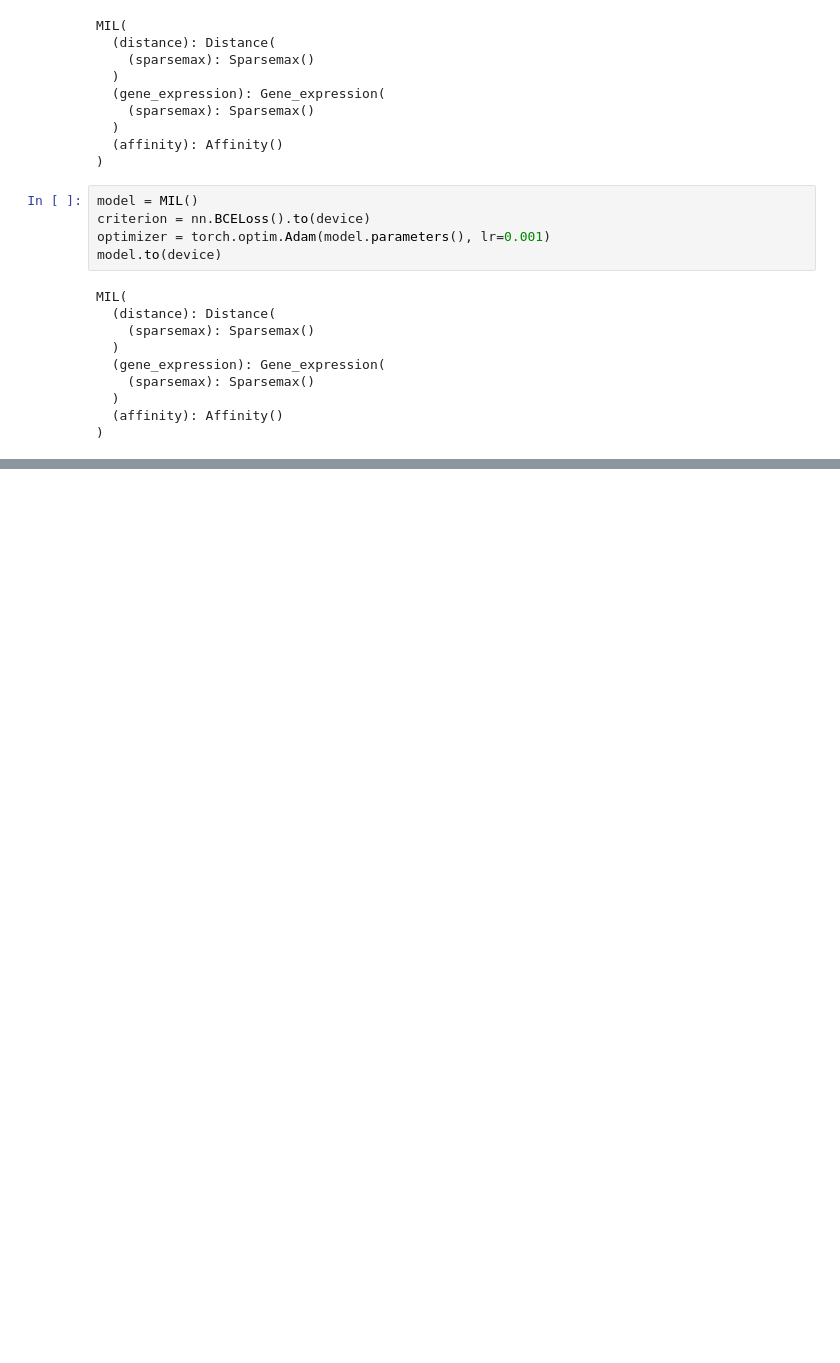
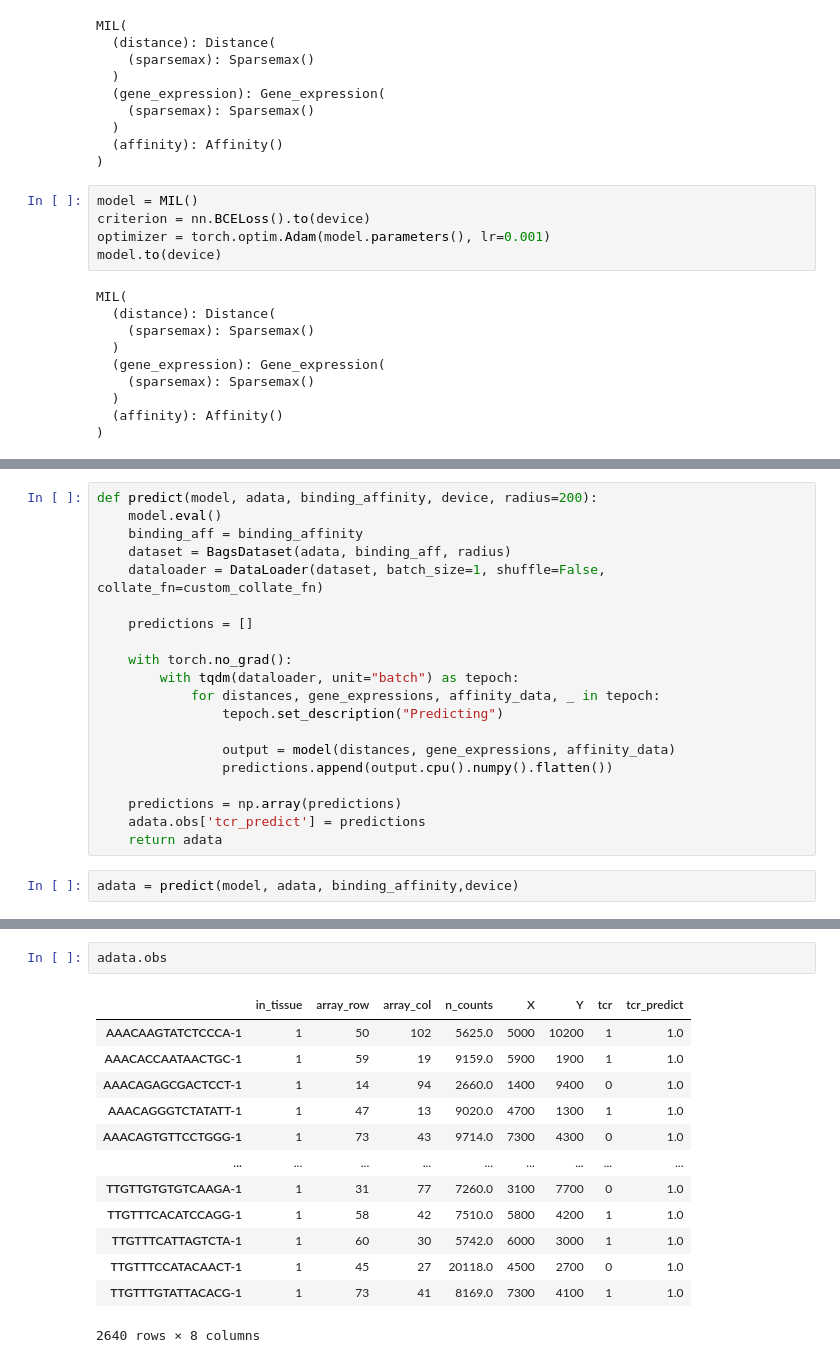
Before and after one commit to yaober/SPACER, a Jupyter notebook: model.ipynb, the cells around one changed output, grey strips where cells are left out. Cells and saved outputs as stored; diff of their text form; blank space fills up the shorter version.

```diff
--- a/model.ipynb
+++ b/model.ipynb
@@ -346,0 +360,22 @@ KeyboardInterrupt:
+# %%
+def predict(model, adata, binding_affinity, device, radius=200):
+    model.eval()
+    binding_aff = binding_affinity
+    dataset = BagsDataset(adata, binding_aff, radius)
+    dataloader = DataLoader(dataset, batch_size=1, shuffle=False, collate_fn=custom_collate_fn)
+
+    predictions = []
+
+    with torch.no_grad():
+        with tqdm(dataloader, unit="batch") as tepoch:
+            for distances, gene_expressions, affinity_data, _ in tepoch:
+                tepoch.set_description("Predicting")
+
+                output = model(distances, gene_expressions, affinity_data)
+                predictions.append(output.cpu().numpy().flatten())
+
+    predictions = np.array(predictions)
+    adata.obs['tcr_predict'] = predictions
+    return adata
+# %%
+adata = predict(model, adata, binding_affinity,device)
@@ -346,0 +400,16 @@ KeyboardInterrupt:
+# %%
+adata.obs
+# %% [output]
+|  | in_tissue | array_row | array_col | n_counts | X | Y | tcr | tcr_predict |
+| AAACAAGTATCTCCCA-1 | 1 | 50 | 102 | 5625.0 | 5000 | 10200 | 1 | 1.0 |
+| AAACACCAATAACTGC-1 | 1 | 59 | 19 | 9159.0 | 5900 | 1900 | 1 | 1.0 |
+| AAACAGAGCGACTCCT-1 | 1 | 14 | 94 | 2660.0 | 1400 | 9400 | 0 | 1.0 |
+| AAACAGGGTCTATATT-1 | 1 | 47 | 13 | 9020.0 | 4700 | 1300 | 1 | 1.0 |
+| AAACAGTGTTCCTGGG-1 | 1 | 73 | 43 | 9714.0 | 7300 | 4300 | 0 | 1.0 |
+| ... | ... | ... | ... | ... | ... | ... | ... | ... |
+| TTGTTGTGTGTCAAGA-1 | 1 | 31 | 77 | 7260.0 | 3100 | 7700 | 0 | 1.0 |
+| TTGTTTCACATCCAGG-1 | 1 | 58 | 42 | 7510.0 | 5800 | 4200 | 1 | 1.0 |
+| TTGTTTCATTAGTCTA-1 | 1 | 60 | 30 | 5742.0 | 6000 | 3000 | 1 | 1.0 |
+| TTGTTTCCATACAACT-1 | 1 | 45 | 27 | 20118.0 | 4500 | 2700 | 0 | 1.0 |
+| TTGTTTGTATTACACG-1 | 1 | 73 | 41 | 8169.0 | 7300 | 4100 | 1 | 1.0 |
+2640 rows × 8 columns
```
Also changed, not shown: parts of 11 cells of this notebook, 2 other files.
